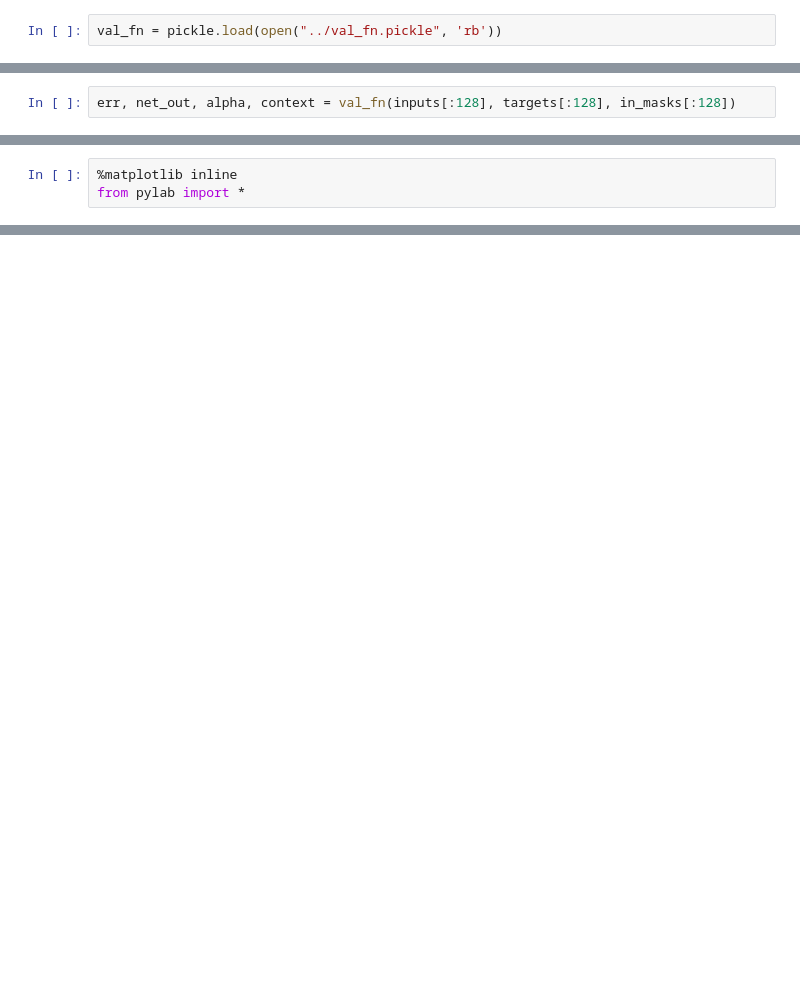
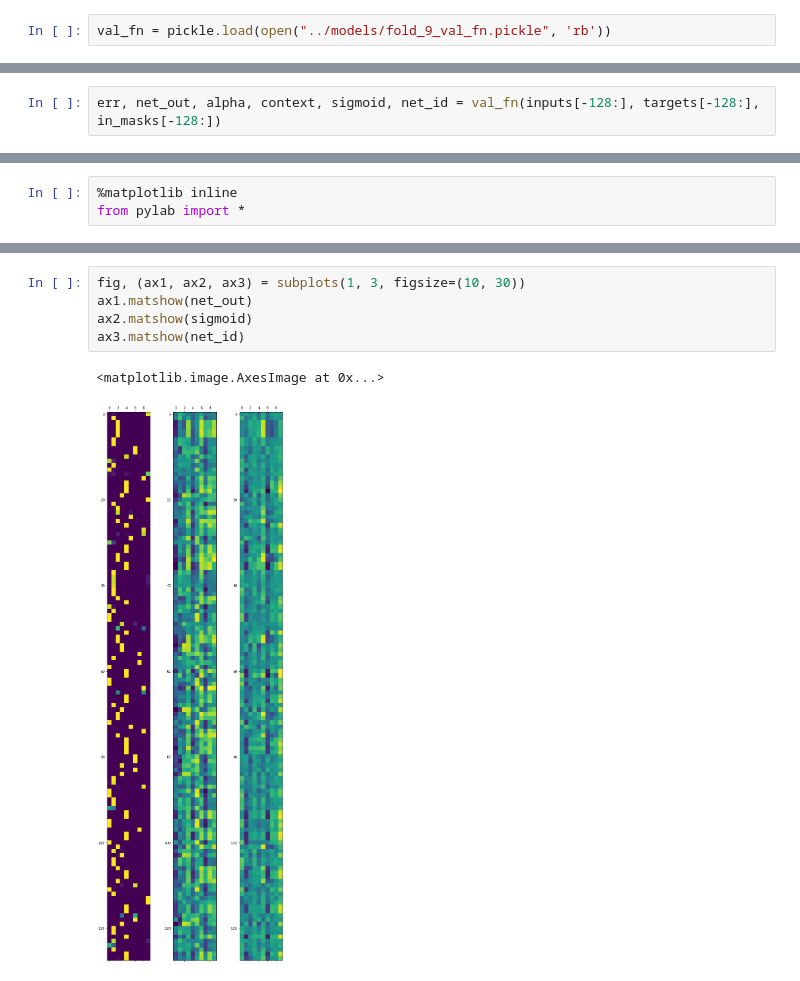
Before and after one commit to grst/subcellular_localization, a Jupyter notebook: notebooks/test_model.ipynb, the cells around one changed output, grey strips where cells are left out. Saved outputs shown, nothing was run; the diff lists cells and outputs as text; blank space fills up the shorter version.

```diff
--- a/notebooks/test_model.ipynb
+++ b/notebooks/test_model.ipynb
@@ -7,7 +8,7 @@ import cPickle as pickle
 # %% [output]
 Using gpu device 0: Tesla K80 (CNMeM is disabled, cuDNN 5110)
 # %%
-val_fn = pickle.load(open("../val_fn.pickle", 'rb'))
+val_fn = pickle.load(open("../models/fold_9_val_fn.pickle", 'rb'))
 # %%
 testd = np.load("../data/test.npz")
 # %%
@@ -31,4 +32,4 @@ in_masks[:128].shape
 # %% [output]
 (128, 1000)
 # %%
-err, net_out, alpha, context = val_fn(inputs[:128], targets[:128], in_masks[:128])
+err, net_out, alpha, context, sigmoid, net_id = val_fn(inputs[-128:], targets[-128:], in_masks[-128:])
@@ -58,0 +96,8 @@ plt.matshow(net_out)
+# %%
+fig, (ax1, ax2, ax3) = subplots(1, 3, figsize=(10, 30))
+ax1.matshow(net_out)
+ax2.matshow(sigmoid)
+ax3.matshow(net_id)
+# %% [output]
+<matplotlib.image.AxesImage at 0x...>
+[figure, added]
```
Also changed, not shown: parts of 6 cells of this notebook, 4 other files.
